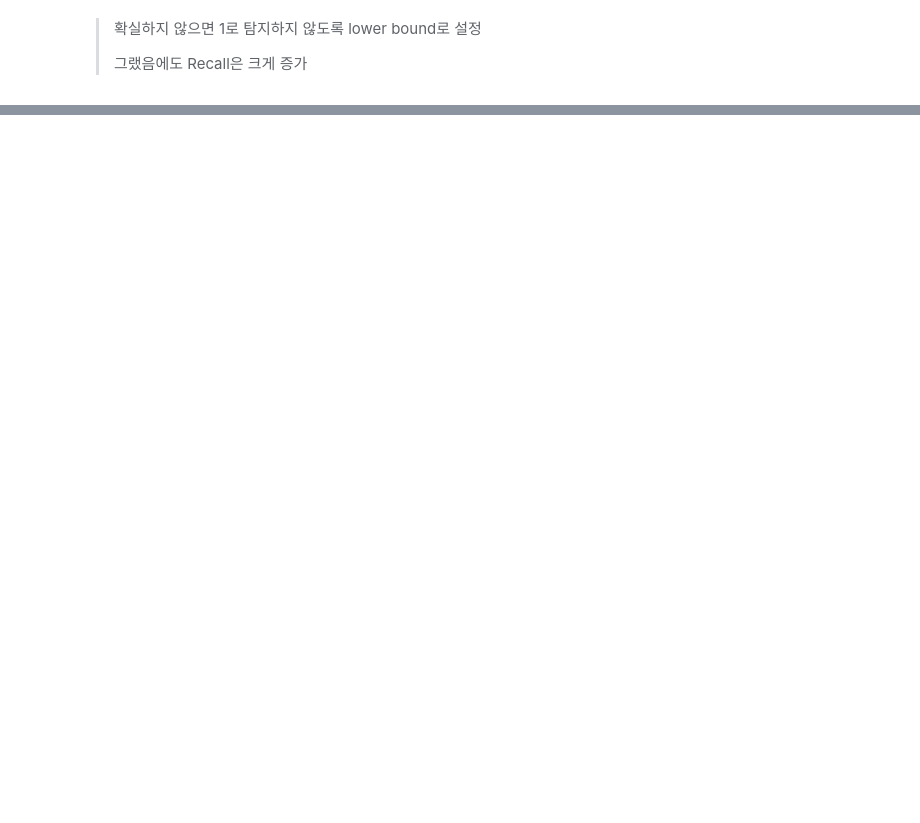
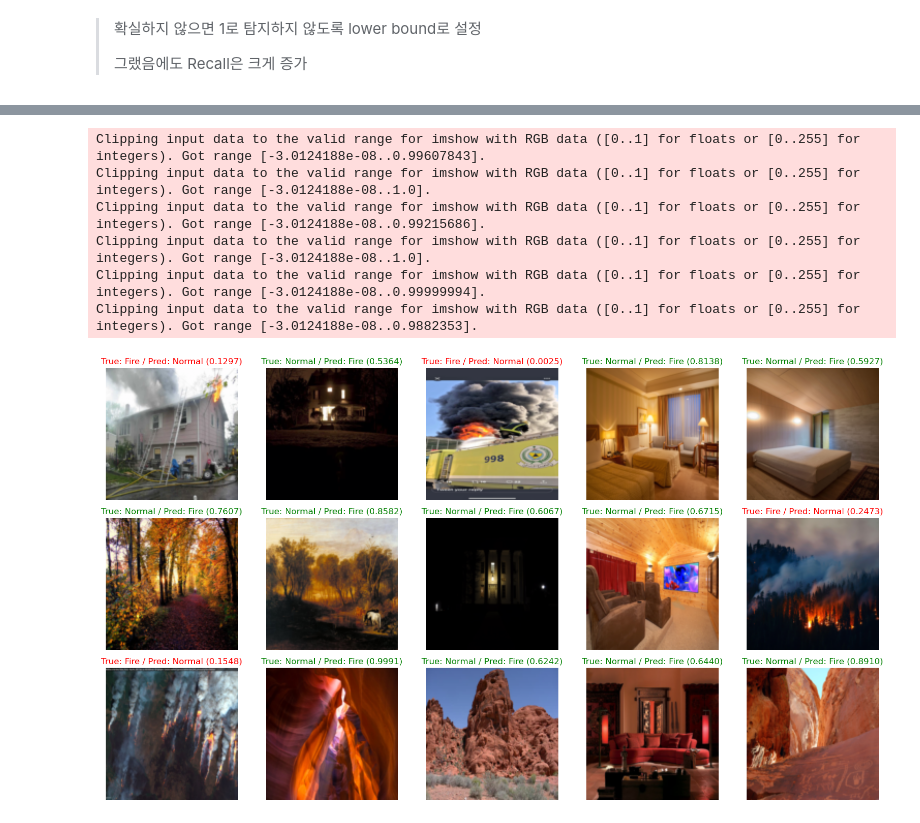
Before and after one commit to HollyRiver/AP2025, a Jupyter notebook: course/after-midterm/project/mc_dropout.ipynb, the cells around one changed output, grey strips where cells are left out. Drawn from its saved outputs; the diff is of its cells as text; code cells hidden in the pictures; blank space fills up the shorter version.

```diff
--- a/course/after-midterm/project/mc_dropout.ipynb
+++ b/course/after-midterm/project/mc_dropout.ipynb
@@ -677,0 +813,3 @@ df_mc.loc[(df_mc.Pred > 0.5) != df_mc["True"]]
+# %%
+df_incorrect = df_mc.loc[(df_mc.Pred > 0.5) != df_mc["True"]].reset_index()
+df_incorrect
@@ -677,0 +833,33 @@ df_mc.loc[(df_mc.Pred > 0.5) != df_mc["True"]]
+# %%
+mean = [0.4420, 0.3569, 0.2830]
+std = [0.2781, 0.2527, 0.2595]
+
+inv_normalize = transforms.Normalize(
+   mean = [-m/s for m, s in zip(mean, std)],
+   std = [1/s for s in std]
+)
+
+fig, ax = plt.subplots(3, 5, figsize = (16, 9))
+idxs = df_incorrect["index"]
+idx = 0
+title_label = ["Normal", "Fire"]
+
+for i in range(3):
+    for j in range(5):
+        current_img = test_ds[idxs[idx]]
+        ax[i][j].imshow(inv_normalize(current_img[0]).permute(1, 2, 0))
+        ax[i][j].set_title(f"True: {title_label[current_img[1]]} / Pred: {'Fire' if df_incorrect["Pred"][idx] > 0.5 else 'Normal'} ({df_incorrect["Pred"][idx]:.4f})",
+                           color = "red" if title_label[current_img[1]] == "Fire" else "green", fontsize = 12)
+        ax[i][j].axis("off")
+        idx += 1
+
+plt.tight_layout()
+plt.savefig("fig/incorrect.png", dpi = 300)
+# %% [output]
+Clipping input data to the valid range for imshow with RGB data ([0..1] for floats or [0..255] for integers). Got range [-3.0124188e-08..0.99607843].
+Clipping input data to the valid range for imshow with RGB data ([0..1] for floats or [0..255] for integers). Got range [-3.0124188e-08..1.0].
+Clipping input data to the valid range for imshow with RGB data ([0..1] for floats or [0..255] for integers). Got range [-3.0124188e-08..0.99215686].
+Clipping input data to the valid range for imshow with RGB data ([0..1] for floats or [0..255] for integers). Got range [-3.0124188e-08..1.0].
+Clipping input data to the valid range for imshow with RGB data ([0..1] for floats or [0..255] for integers). Got range [-3.0124188e-08..0.99999994].
+Clipping input data to the valid range for imshow with RGB data ([0..1] for floats or [0..255] for integers). Got range [-3.0124188e-08..0.9882353].
+[figure, added]
```
Also changed, not shown: parts of 15 cells of this notebook, 7 other files.
